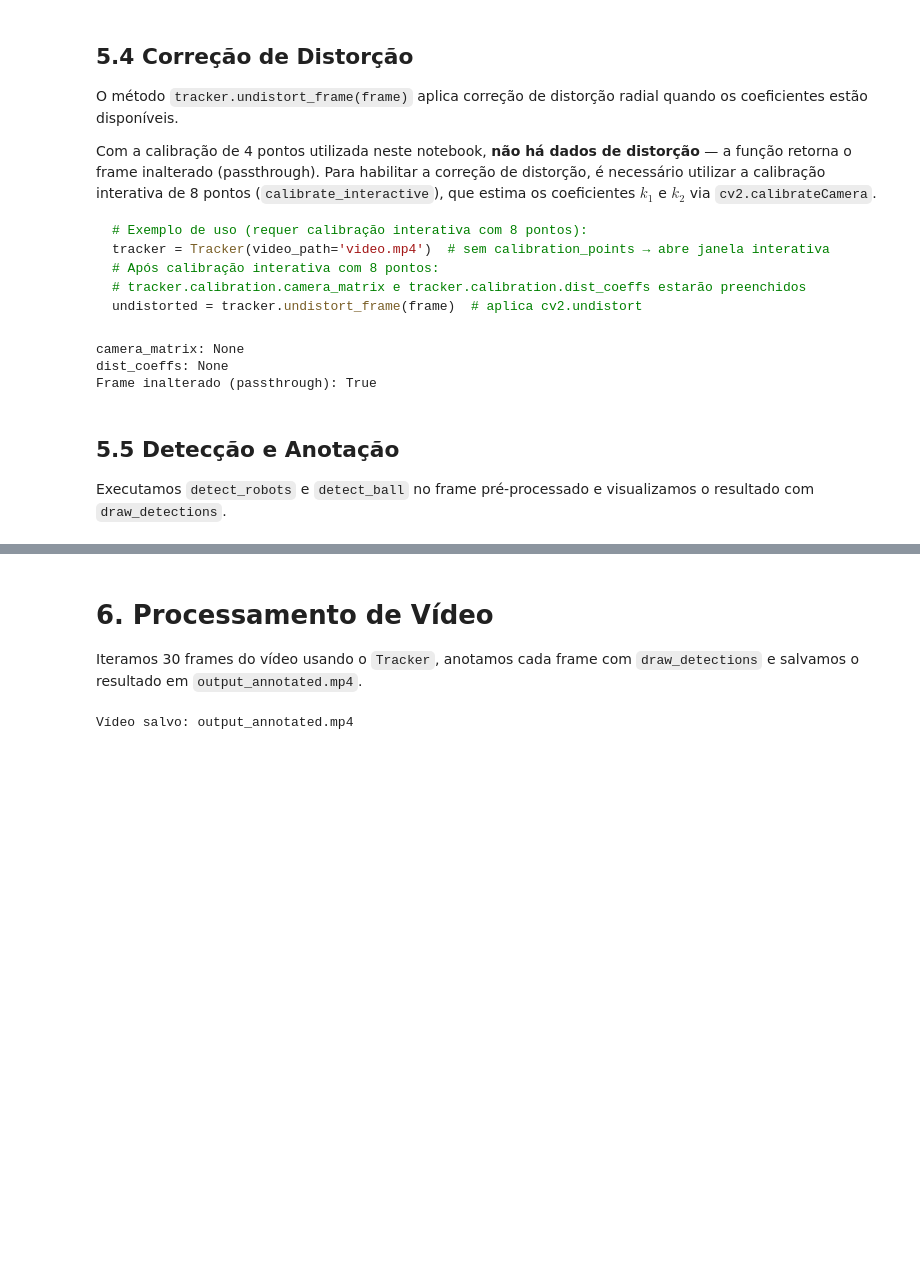
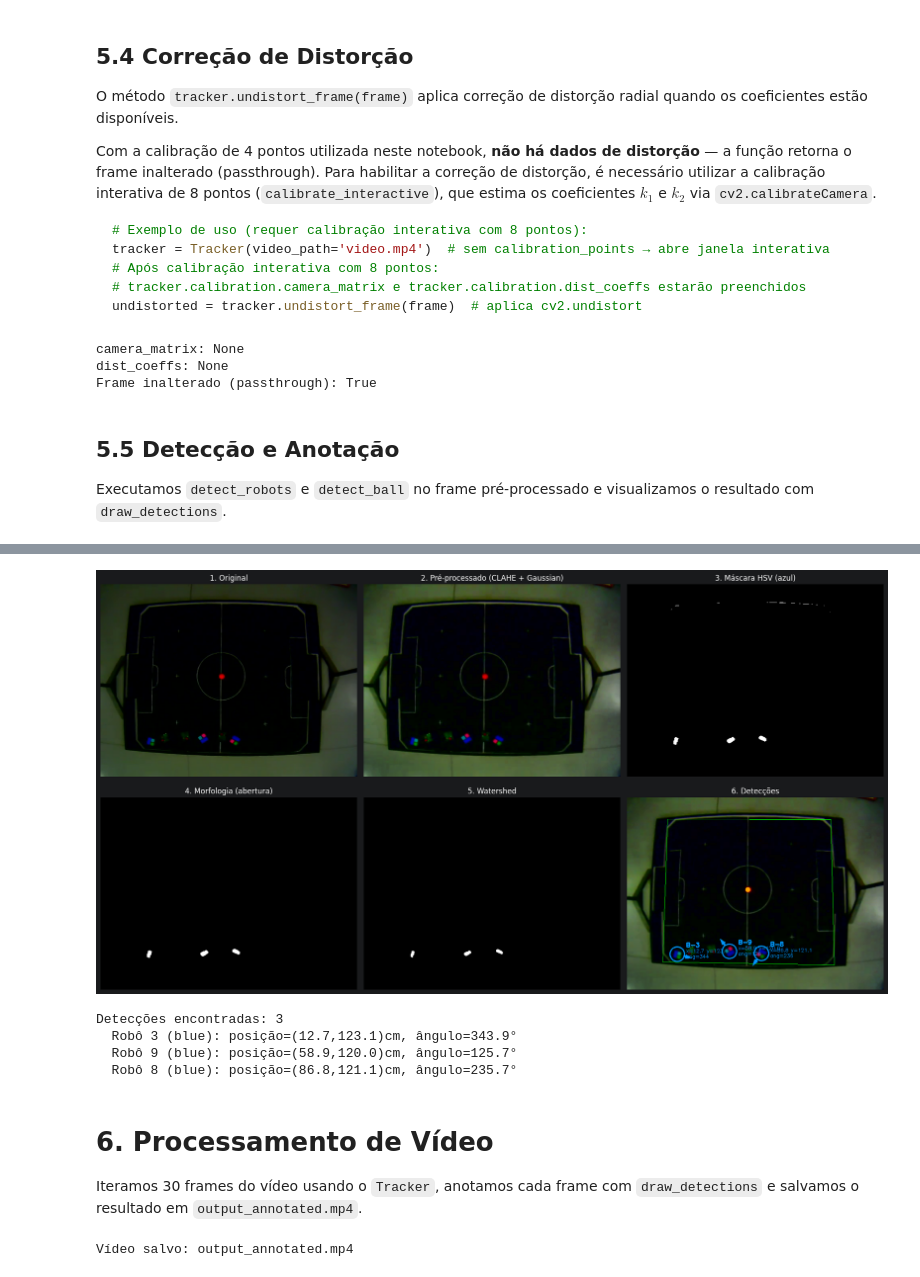
Before and after one commit to makitayukio/RoboFoot, a Jupyter notebook: Trabalho_Final.ipynb, the cells around one changed output, grey strips where cells are left out. Saved outputs shown, nothing was run; the diff lists cells and outputs as text; code cells hidden in the pictures; blank space fills up the shorter version.

```diff
--- a/Trabalho_Final.ipynb
+++ b/Trabalho_Final.ipynb
@@ -239,3 +252,73 @@ Bola: não detectada
+# %%
+# Ler um frame representativo (pular frames escuros iniciais)
+cap = cv2.VideoCapture(VIDEO_PATH)
+cap.set(cv2.CAP_PROP_POS_FRAMES, 50)  # frame de amostra
+ok, frame_pipeline = cap.read()
+cap.release()
+assert ok, 'Falha ao ler frame'
+
+# Setup
+cal = calibrate_from_points(CALIBRATION_POINTS, FieldDimensions())
+config = ColorConfig()
+
+# Etapa 1: Frame original
+original = frame_pipeline.copy()
+
+# Etapa 2: Pre-processamento (CLAHE + Gaussian)
+preprocessed_p = preprocess_frame(frame_pipeline)
+
+# Etapa 3: Conversão HSV + máscara de cor (time azul)
+hsv_p = cv2.cvtColor(preprocessed_p, cv2.COLOR_BGR2HSV)
+mask_p = np.zeros(hsv_p.shape[:2], dtype=np.uint8)
+for lo, hi in config.get_ranges('blue'):
+    mask_p = cv2.bitwise_or(mask_p, cv2.inRange(hsv_p, lo, hi))
+
+# Etapa 4: Operador morfológico (abertura)
+kernel_p = cv2.getStructuringElement(cv2.MORPH_ELLIPSE, (5, 5))
+morph_p = cv2.morphologyEx(mask_p, cv2.MORPH_OPEN, kernel_p)
+
+# Etapa 5: Watershed (separação de blobs próximos)
+if np.any(morph_p):
+    dist = cv2.distanceTransform(morph_p, cv2.DIST_L2, 5)
+    _, sure_fg = cv2.threshold(dist, 0.5 * dist.max(), 255, cv2.THRESH_BINARY)
+    sure_fg = np.uint8(sure_fg)
+    unknown = cv2.subtract(morph_p, sure_fg)
+    num_markers, markers = cv2.connectedComponents(sure_fg)
+    markers = markers + 1
+    markers[unknown > 0] = 0
+    color_mask = cv2.cvtColor(morph_p, cv2.COLOR_GRAY2BGR)
+    markers = cv2.watershed(color_mask, markers)
+    watershed_mask = np.zeros_like(morph_p)
+    for m in range(2, num_markers + 1):
+        watershed_mask[markers == m] = 255
+else:
+    watershed_mask = morph_p.copy()
+
+# Etapa 6: Detecções finais + anotações
+dets_p = detect_robots(preprocessed_p, cal, config, teams=['blue'])
+ball_p = detect_ball(preprocessed_p, cal, config)
+annotated_p = draw_detections(preprocessed_p, dets_p, cal, ball=ball_p)
+
+# Visualização em grid
+fig, axes = plt.subplots(2, 3, figsize=(18, 10))
+axes[0, 0].imshow(cv2.cvtColor(original, cv2.COLOR_BGR2RGB)); axes[0, 0].set_title('1. Original')
+axes[0, 1].imshow(cv2.cvtColor(preprocessed_p, cv2.COLOR_BGR2RGB)); axes[0, 1].set_title('2. Pré-processado (CLAHE + Gaussian)')
+axes[0, 2].imshow(mask_p, cmap='gray'); axes[0, 2].set_title('3. Máscara HSV (azul)')
+axes[1, 0].imshow(morph_p, cmap='gray'); axes[1, 0].set_title('4. Morfologia (abertura)')
+axes[1, 1].imshow(watershed_mask, cmap='gray'); axes[1, 1].set_title('5. Watershed')
+axes[1, 2].imshow(cv2.cvtColor(annotated_p, cv2.COLOR_BGR2RGB)); axes[1, 2].set_title('6. Detecções')
+for ax in axes.flat: ax.axis('off')
+plt.tight_layout(); plt.show()
+
+print(f'Detecções encontradas: {len(dets_p)}')
+for d in dets_p:
+    print(f'  Robô {d.robot_id} ({d.team}): posição=({d.position[0]:.1f},{d.position[1]:.1f})cm, ângulo={d.angle_deg:.1f}°')
+# %% [output]
+[figure, added]
+Detecções encontradas: 3
+  Robô 3 (blue): posição=(12.7,123.1)cm, ângulo=343.9°
+  Robô 9 (blue): posição=(58.9,120.0)cm, ângulo=125.7°
+  Robô 8 (blue): posição=(86.8,121.1)cm, ângulo=235.7°
 # %% [markdown]
 # 6. Processamento de Vídeo
 
```
Also changed, not shown: parts of 13 cells of this notebook, 14 other files.
